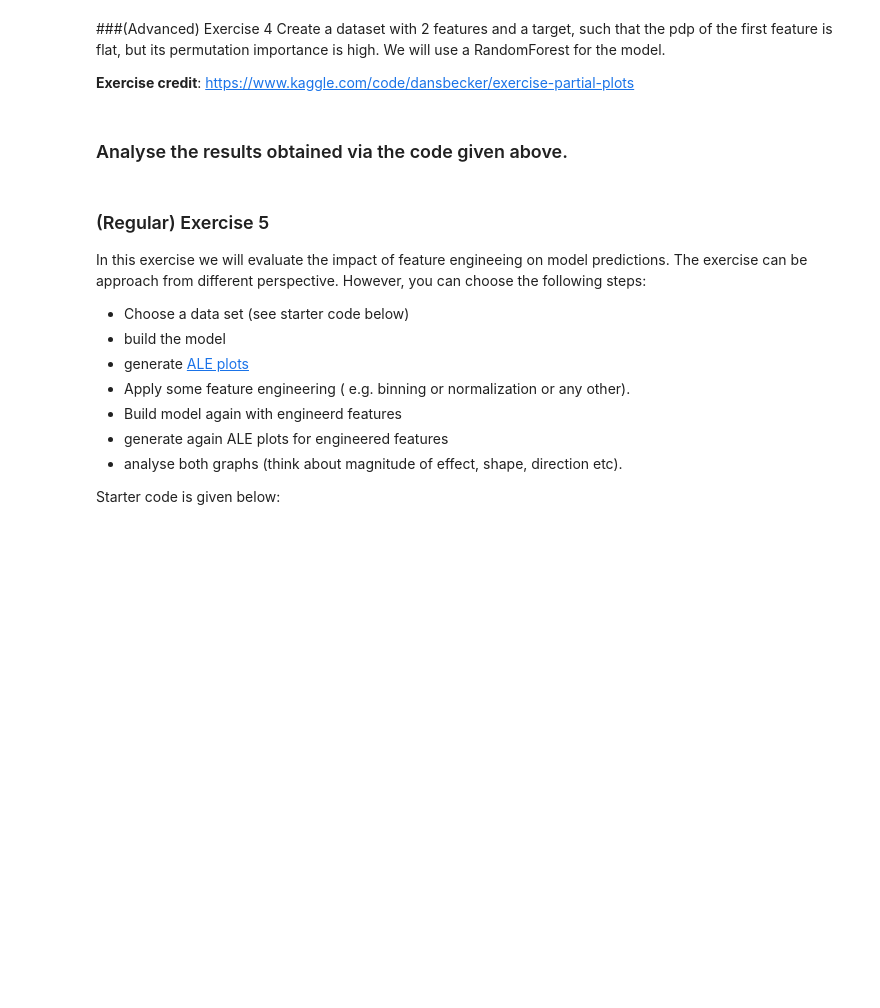
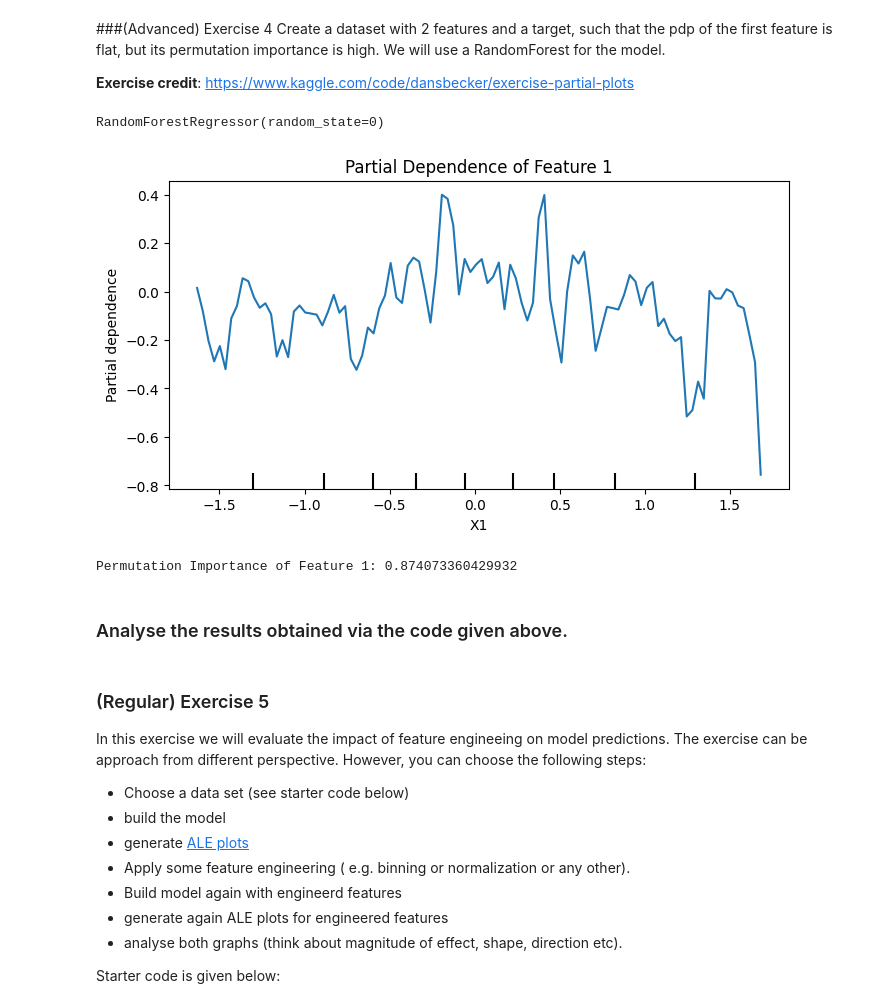
Before and after one commit to TwanMoghaddar/Explainable-Ai, a Jupyter notebook: src/2024_Lecture_1_XAI.ipynb, the cells around one changed output. Drawn from its saved outputs; the diff is of its cells as text; code cells hidden in the pictures; blank space fills up the shorter version.

```diff
--- a/src/2024_Lecture_1_XAI.ipynb
+++ b/src/2024_Lecture_1_XAI.ipynb
@@ -137,20 +222,19 @@ import numpy as np
 import pandas as pd
 from sklearn.ensemble import RandomForestRegressor
 from sklearn.model_selection import train_test_split
-from sklearn.inspection import permutation_importance
-from sklearn.inspection import PartialDependenceDisplay
+from sklearn.inspection import PartialDependenceDisplay, permutation_importance
 import matplotlib.pyplot as plt
 
 # Set a random seed for reproducibility
-
+np.random.seed(0)
 
 # Generate synthetic data
 n_samples = 1000
-X1 =
-X2 =
+X1 = np.random.normal(size=n_samples)
+X2 = np.random.normal(size=n_samples)
 
 # Target with interaction: y is only affected by the interaction of X1 and X2
-y =
+y = X1 * X2 + np.random.normal(size=n_samples)
 
 # Create DataFrame
 data = pd.DataFrame({'X1': X1, 'X2': X2, 'y': y})
@@ -161,16 +245,21 @@ X_train, X_test, y_train, y_test = train_test_split(data[['X1', 'X2']], data['y'
 # Initialize and train RandomForest
 model = RandomForestRegressor(n_estimators=100, random_state=0)
 model.fit(X_train, y_train)
+# %% [output]
+RandomForestRegressor(random_state=0)
 # %%
 # Plot Partial Dependence for Feature 1
 fig, ax = plt.subplots(figsize=(8, 4))
-plot_partial_dependence(model, X_train, features=[0], ax=ax)  # Feature index 0 for X1
+PartialDependenceDisplay.from_estimator(model, X_train, features=[0], ax=ax)  # Feature index 0 for X1
 plt.title("Partial Dependence of Feature 1")
 plt.show()
 
 # Calculate Permutation Importance for Feature 1
 result = permutation_importance(model, X_test, y_test, n_repeats=10, random_state=0)
 print("Permutation Importance of Feature 1:", result.importances_mean[0])
+# %% [output]
+[figure, added]
+Permutation Importance of Feature 1: 0.874073360429932
 # %% [markdown]
 ### Analyse the results obtained via the code given above.
 # %% [markdown]
```
Also changed, not shown: parts of 9 cells of this notebook.
